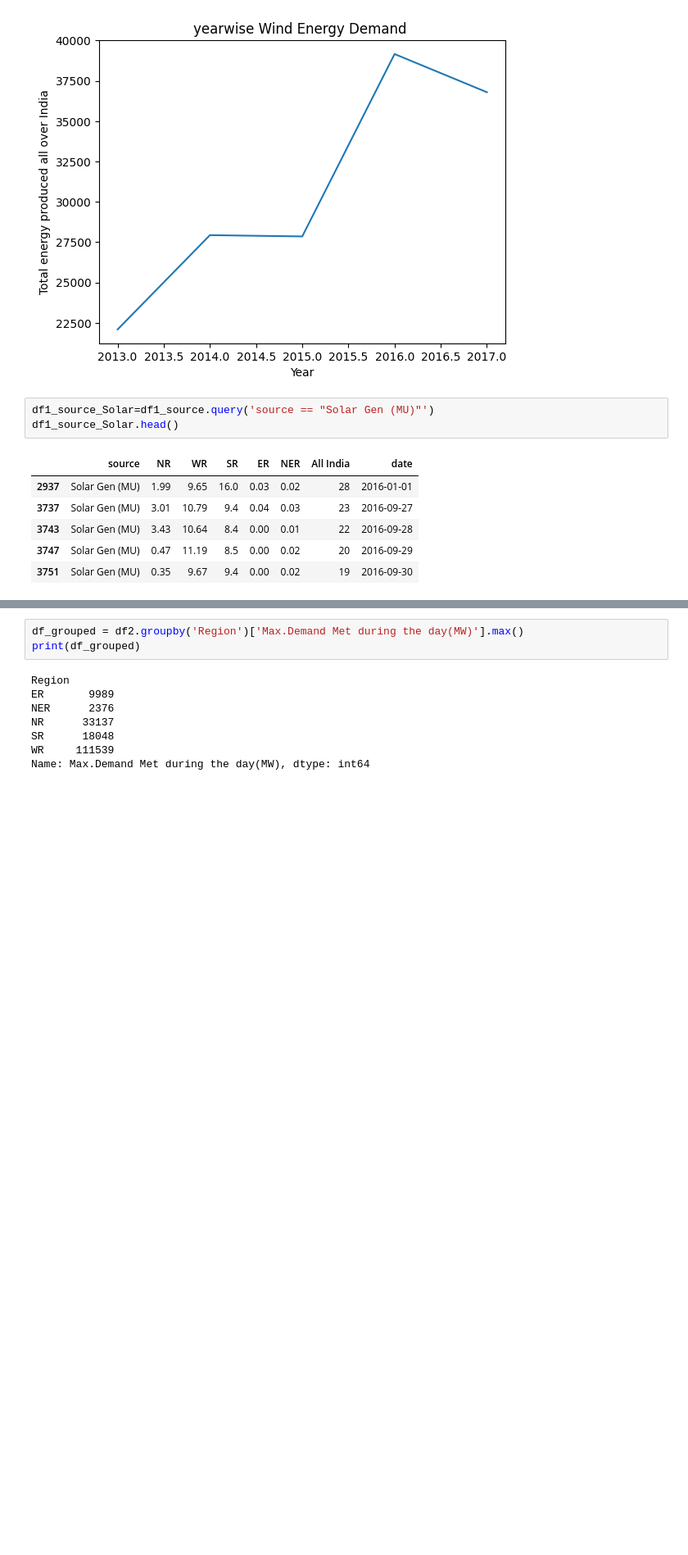
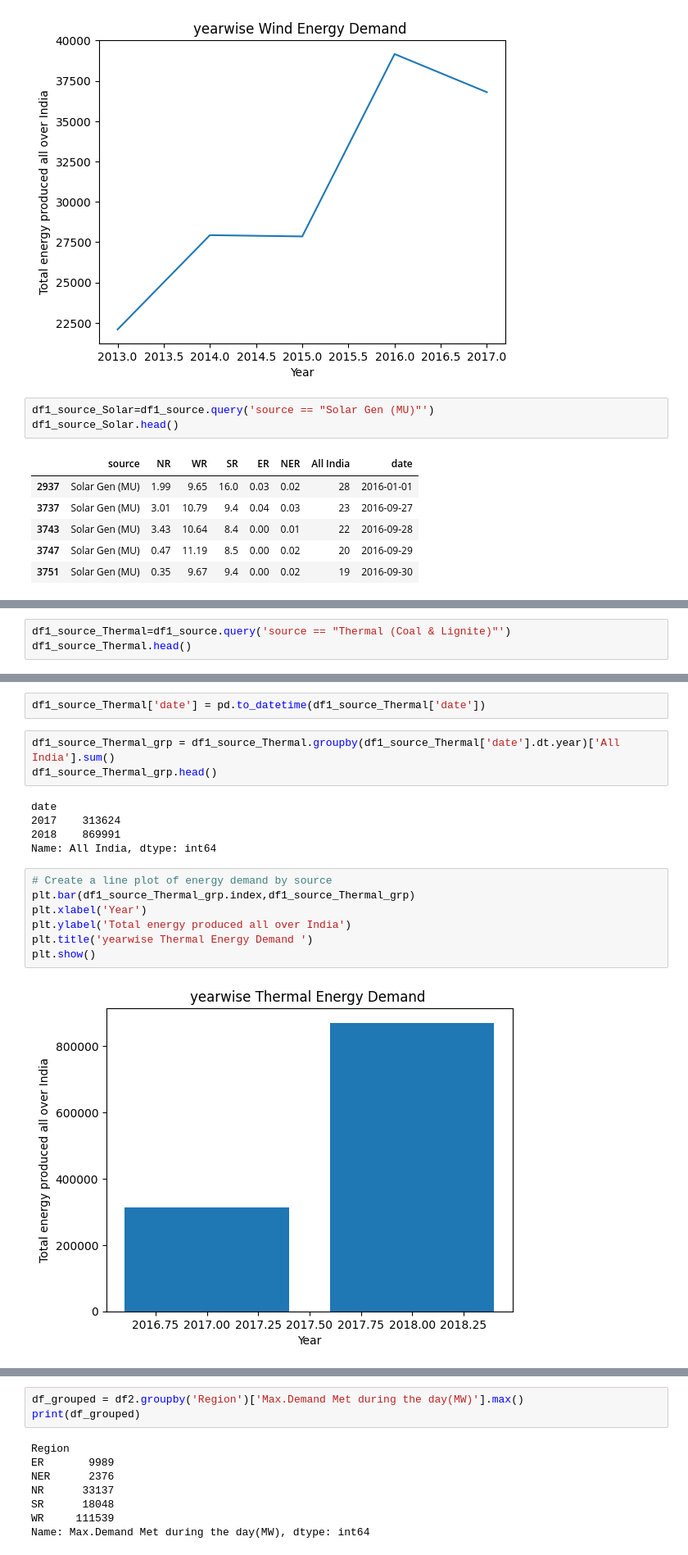
Before and after one commit to ashu-tosh272/POWER-GENERATION-DATA-ANALYSIS, a Jupyter notebook: major_project.ipynb, the cells around one changed output, grey strips where cells are left out. Shown at 82% size. Saved outputs shown, nothing was run; the diff lists cells and outputs as text; blank space fills up the shorter version.

```diff
--- a/major_project.ipynb
+++ b/major_project.ipynb
@@ -451,0 +510,3 @@ DATA SET 2
+# %%
+df1_source_Thermal=df1_source.query('source == "Thermal (Coal & Lignite)"')
+df1_source_Thermal.head()
@@ -451,0 +520,19 @@ DATA SET 2
+# %%
+df1_source_Thermal['date'] = pd.to_datetime(df1_source_Thermal['date'])
+# %%
+df1_source_Thermal_grp = df1_source_Thermal.groupby(df1_source_Thermal['date'].dt.year)['All India'].sum()
+df1_source_Thermal_grp.head()
+# %% [output]
+date
+2017    313624
+2018    869991
+Name: All India, dtype: int64
+# %%
+# Create a line plot of energy demand by source
+plt.bar(df1_source_Thermal_grp.index,df1_source_Thermal_grp)
+plt.xlabel('Year')
+plt.ylabel('Total energy produced all over India')
+plt.title('yearwise Thermal Energy Demand ')
+plt.show()
+# %% [output]
+[figure, added]
```
Also changed, not shown: parts of 26 cells of this notebook.
